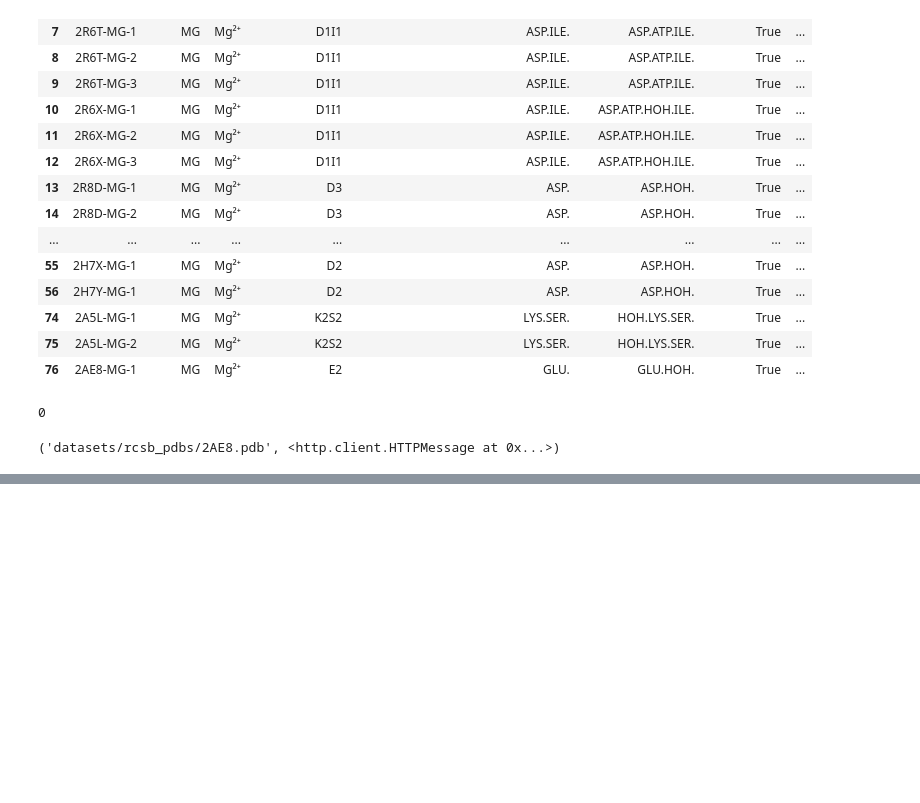
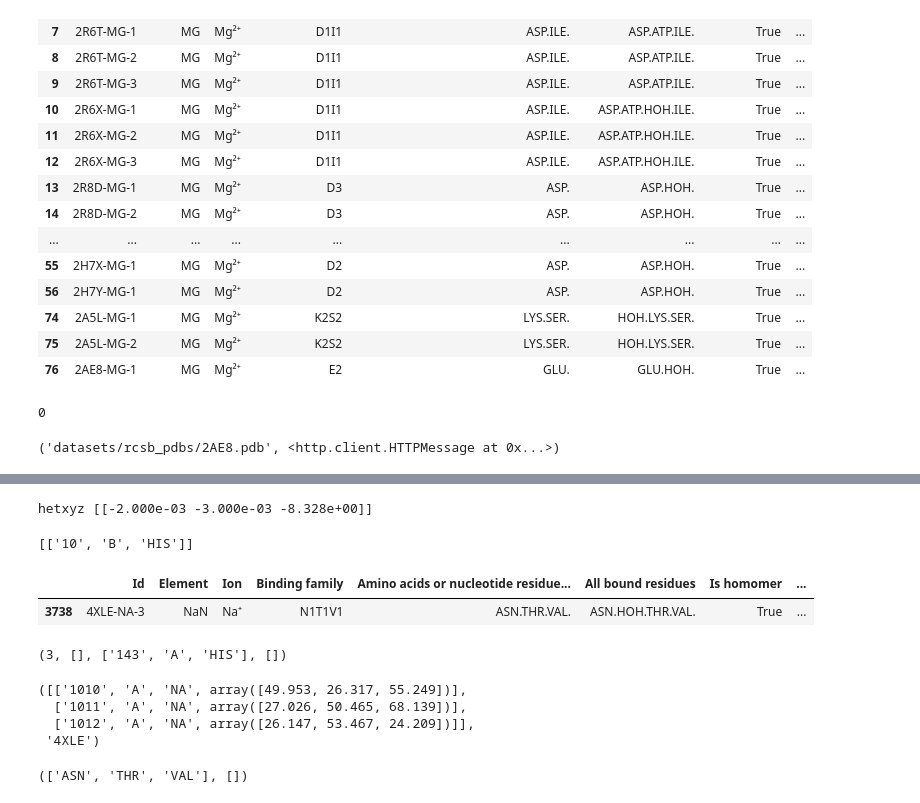
Before and after one commit to iamlongtran/scaffold_squad, a Jupyter notebook: data.ipynb, the cells around one changed output, grey strips where cells are left out. Drawn from its saved outputs; the diff is of its cells as text; code cells hidden in the pictures; blank space fills up the shorter version.

```diff
--- a/data.ipynb
+++ b/data.ipynb
@@ -106,0 +147,6 @@ r = requests.get(url)
+# %%
+util.get_ligand_contacts('datasets/rcsb_pdbs/2R36.pdb',hetatm_num=31, hetatm='NI',hetatm_chain='B', cutoff=8.0, hotspot=['HIS'])
+#'NI' in 'NI'
+# %% [output]
+hetxyz [[-2.000e-03 -3.000e-03 -8.328e+00]]
+[['10', 'B', 'HIS']]
@@ -106,0 +212,5 @@ r = requests.get(url)
+# %%
+row
+# %% [output]
+|  | Id | Element | Ion | Binding family | Amino acids or nucleotide residue... | All bound residues | Is homomer | ... |
+| 3738 | 4XLE-NA-3 | NaN | Na⁺ | N1T1V1 | ASN.THR.VAL. | ASN.HOH.THR.VAL. | True | ... |
@@ -106,0 +219,5 @@ r = requests.get(url)
+# %%
+# bound_residues, pdb_id, metal_name
+no_bound_residues, motif, m, motif_residue
+# %% [output]
+(3, [], ['143', 'A', 'HIS'], [])
@@ -106,0 +236,15 @@ r = requests.get(url)
+# %%
+# pdb_id= '3H9F'
+# metal_name = 'MG'
+metal_infos = util.get_ligand_num(f'datasets/rcsb_pdbs/{pdb_id}.pdb', metal_name, multi=True)
+metal_infos, pdb_id
+# %% [output]
+([['1010', 'A', 'NA', array([49.953, 26.317, 55.249])],
+  ['1011', 'A', 'NA', array([27.026, 50.465, 68.139])],
+  ['1012', 'A', 'NA', array([26.147, 53.467, 24.209])]],
+ '4XLE')
+# %%
+# pdb_id, metal_infos
+hotspots, motif_residue
+# %% [output]
+(['ASN', 'THR', 'VAL'], [])
```
Also changed, not shown: parts of 29 cells of this notebook, 4 other files.
